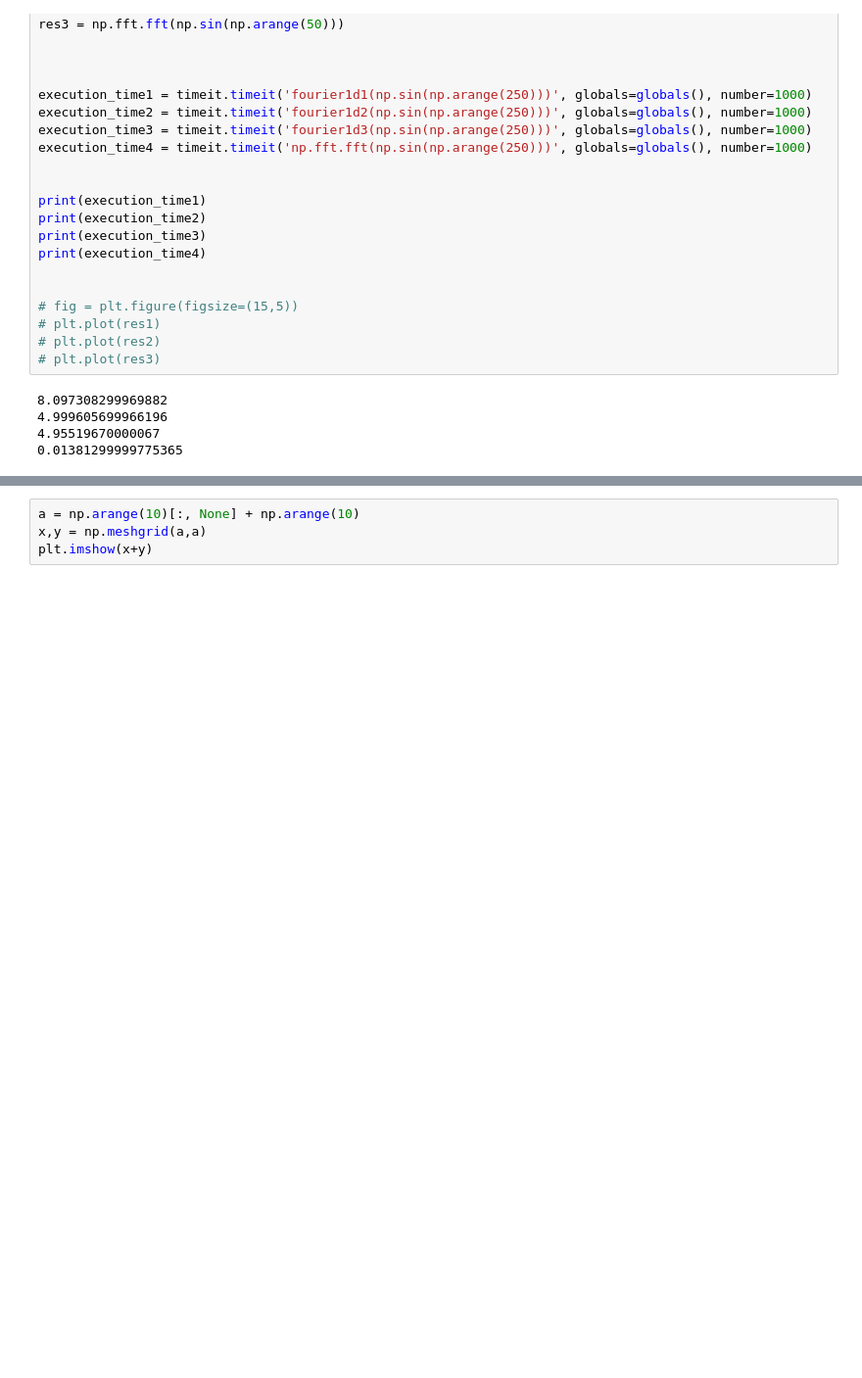
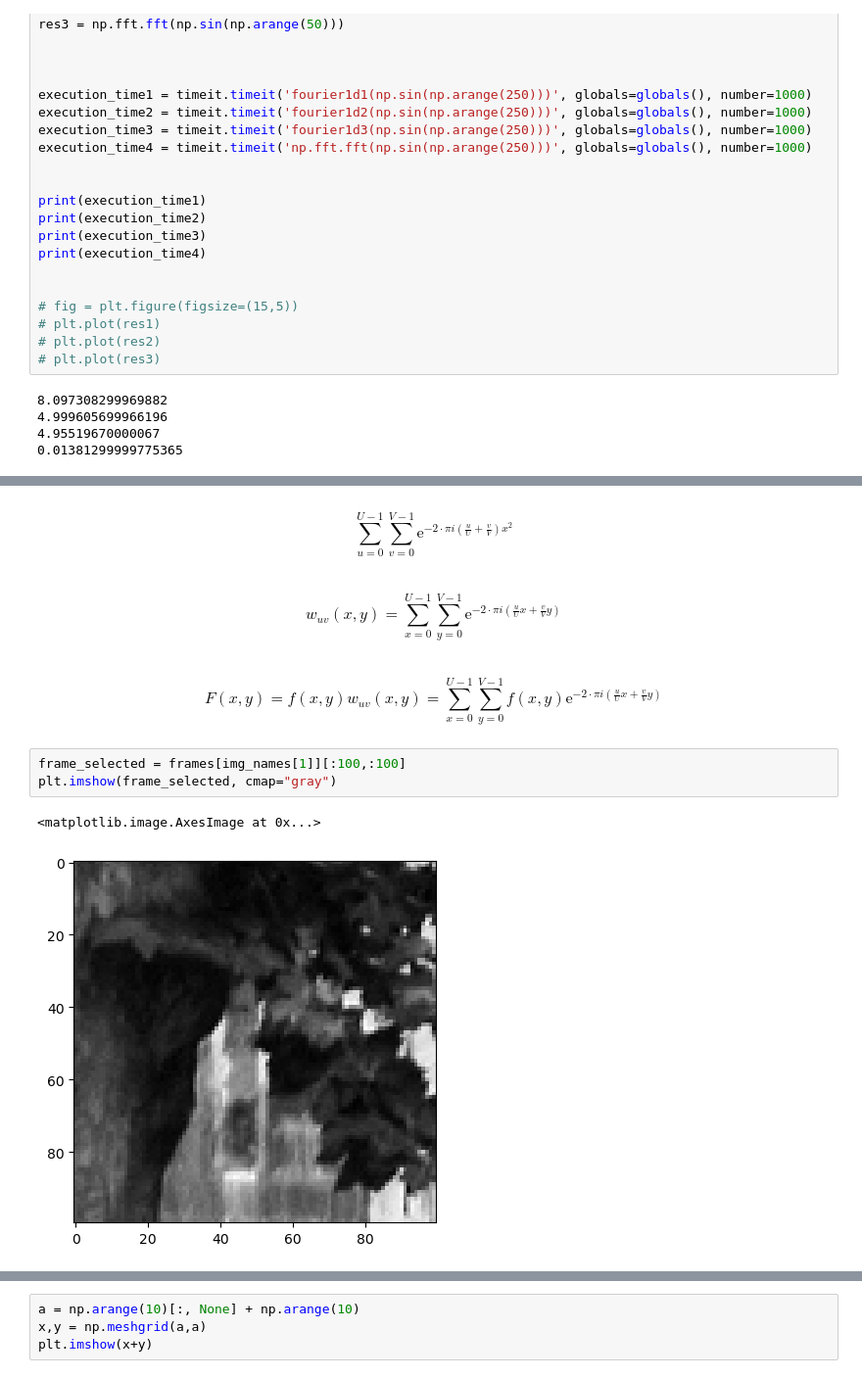
Before and after one commit to Moorboor/ComputerVision, a Jupyter notebook: Homeworks/5/FourierTransform.ipynb, the cells around one changed output, grey strips where cells are left out. Shown: that part at 98% size. Drawn from its saved outputs; the diff is of its cells as text; blank space fills up the shorter version.

```diff
--- a/Homeworks/5/FourierTransform.ipynb
+++ b/Homeworks/5/FourierTransform.ipynb
@@ -91,0 +152,12 @@ frame = frames[img_names[0]]
+# %% [markdown]
+$$\sum_{u=0}^{U-1} \sum_{v=0}^{V-1} \mathrm{e}^{-2\cdot \pi i(\frac{u}{U}+\frac{v}{V})x^2}$$
+# %% [markdown]
+$$\displaystyle w_{uv}(x,y)=\sum_{x=0}^{U-1} \sum_{y=0}^{V-1} \mathrm{e}^{-2\cdot \pi i(\frac{u}{U}x+\frac{v}{V}y)}$$
+# %% [markdown]
+$$\displaystyle F(x,y)=f(x,y)w_{uv}(x,y)=\sum_{x=0}^{U-1} \sum_{y=0}^{V-1} f(x,y)\mathrm{e}^{-2\cdot \pi i(\frac{u}{U}x+\frac{v}{V}y)}$$
+# %%
+frame_selected = frames[img_names[1]][:100,:100]
+plt.imshow(frame_selected, cmap="gray")
+# %% [output]
+<matplotlib.image.AxesImage at 0x...>
+[figure, added]
```
Also changed, not shown: parts of 10 cells of this notebook, 1 other file.
